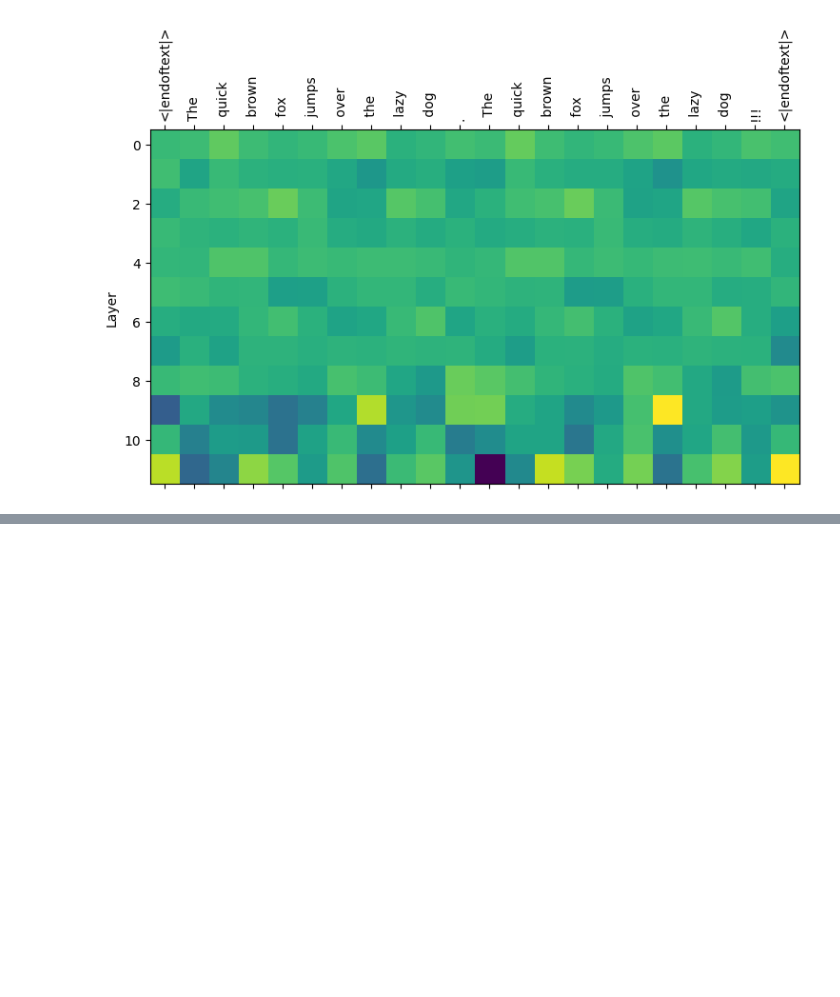
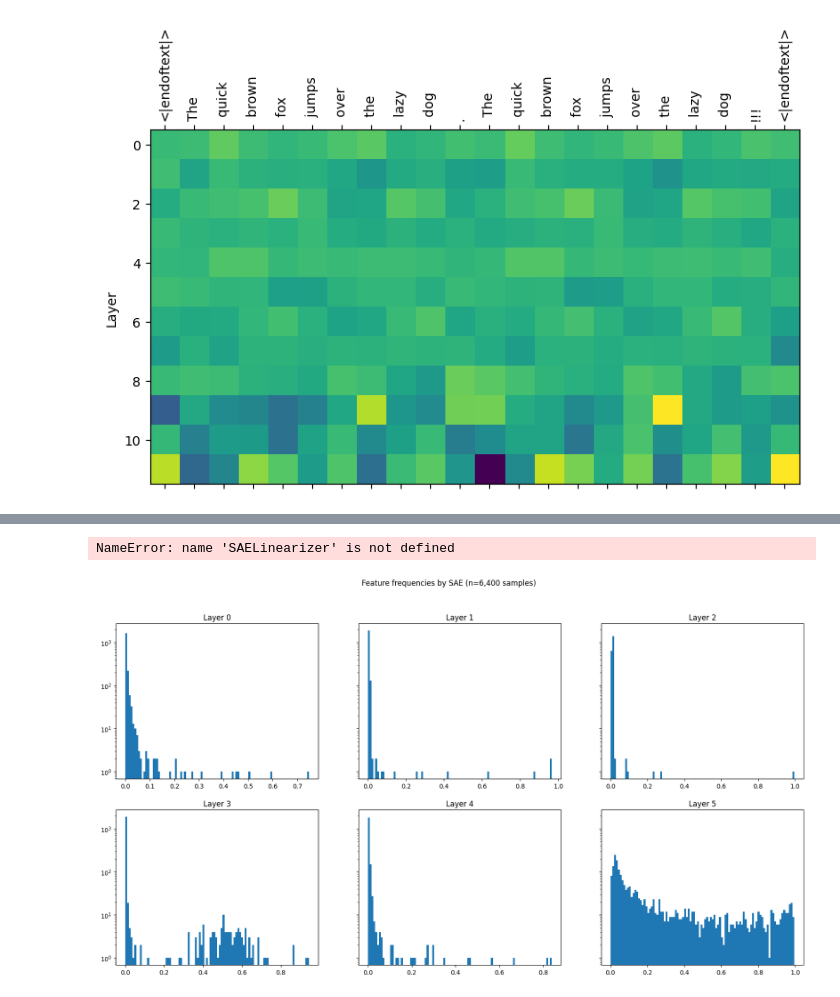
Before and after one commit to pchlenski/mlp_linearization, a Jupyter notebook: notebooks/2_test_linearizer.ipynb, the cells around one changed output, grey strips where cells are left out. Cells and saved outputs as stored; diff of their text form; code cells hidden in the pictures; blank space fills up the shorter version.

```diff
--- a/notebooks/2_test_linearizer.ipynb
+++ b/notebooks/2_test_linearizer.ipynb
@@ -260,0 +268,28 @@ Num dead 0.04693603515625
+# %%
+lin = SAELinearizer(
+    model_name="pythia-70m",
+    sae_names=[0, 1, 2, 3, 4, 5],
+    layers=[0, 1, 2, 3, 4, 5],
+    dataset_name="NeelNanda/pile-10k",
+    act_name="mlp_out",
+    num_batches=50,
+)
+# %% [output]
+NameError: name 'SAELinearizer' is not defined
+# %%
+# Plot features
+import matplotlib.pyplot as plt
+
+fig, axs = plt.subplots(2, 3, sharey=True, figsize=(20, 10))
+
+# lin.frequencies[0].plot(kind="bar", figsize=(20, 10))
+for i in range(6):
+    freqs = lin.frequencies[i].detach().cpu().numpy()
+    axs[i // 3, i % 3].hist(freqs, bins=100)
+    axs[i // 3, i % 3].set_title(f"Layer {i}")
+
+plt.yscale("log")
+plt.suptitle("Feature frequencies by SAE (n=6,400 samples)")
+plt.show()
+# %% [output]
+[figure, added]
```
Also changed, not shown: parts of 10 cells of this notebook, 5 other files.
